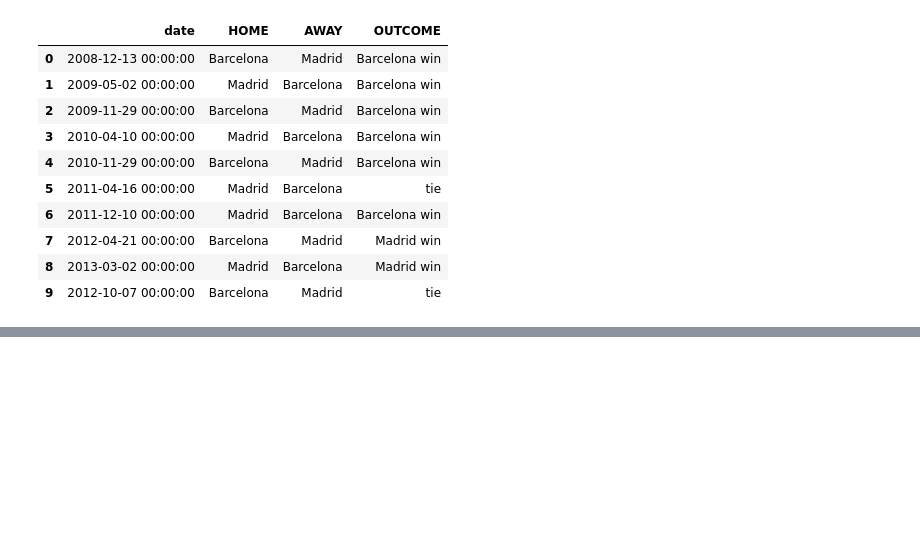
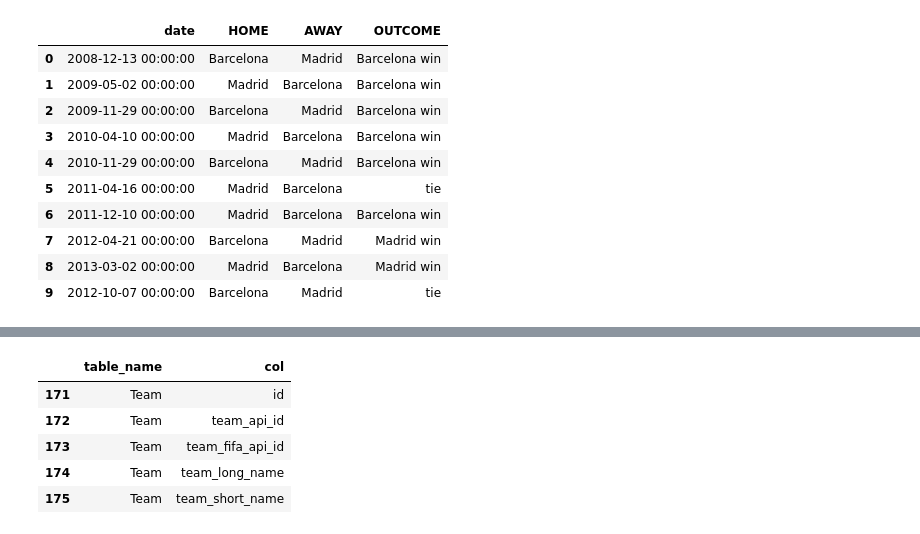
Before and after one commit to noproblem-james/datascience_topics, a Jupyter notebook: topics/data_eng/sql/intermediate_sql.ipynb, the cells around one changed output, grey strips where cells are left out. Saved outputs shown, nothing was run; the diff lists cells and outputs as text; code cells hidden in the pictures; blank space fills up the shorter version.

```diff
--- a/topics/data_eng/sql/intermediate_sql.ipynb
+++ b/topics/data_eng/sql/intermediate_sql.ipynb
@@ -239,0 +256,9 @@ shape: (16, 4)
+# %%
+meta_df.query("table_name == 'Team'")
+# %% [output]
+|  | table_name | col |
+| 171 | Team | id |
+| 172 | Team | team_api_id |
+| 173 | Team | team_fifa_api_id |
+| 174 | Team | team_long_name |
+| 175 | Team | team_short_name |
```
Also changed, not shown: parts of 12 cells of this notebook.
